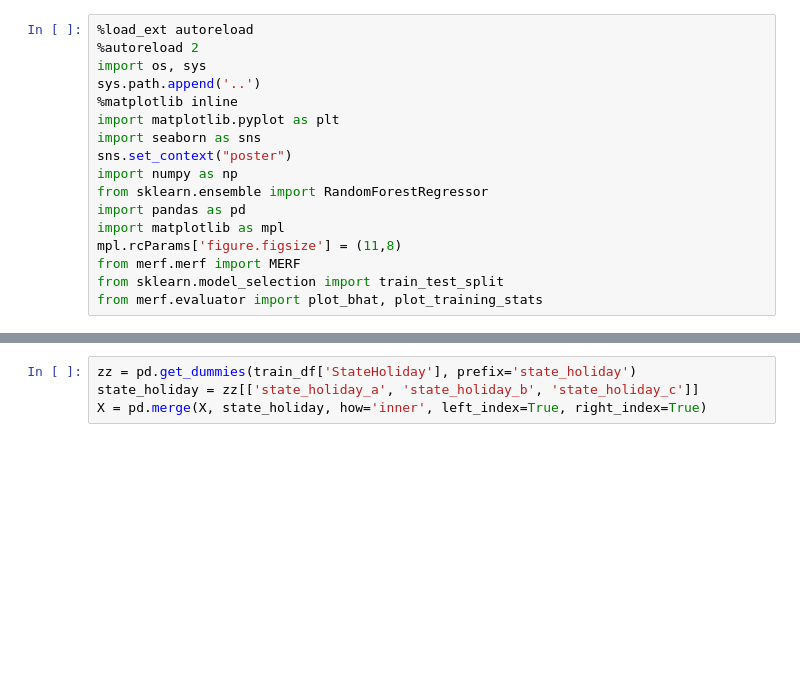
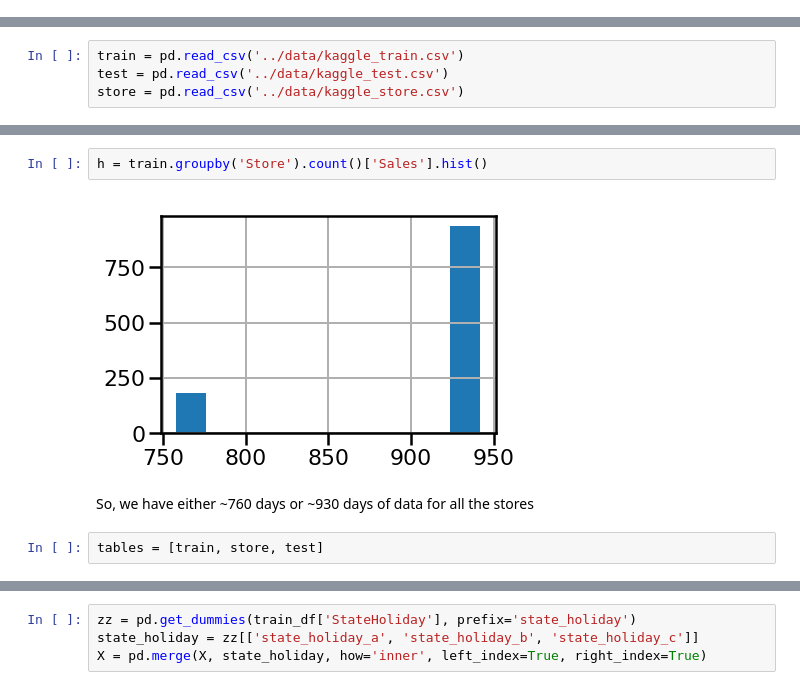
Before and after one commit to manifoldai/merf, a Jupyter notebook: notebooks/Rossman Kaggle Data.ipynb, the cells around one changed output, grey strips where cells are left out. Drawn from its saved outputs; the diff is of its cells as text; blank space fills up the shorter version.

```diff
--- a/notebooks/Rossman Kaggle Data.ipynb
+++ b/notebooks/Rossman Kaggle Data.ipynb
@@ -1,17 +0,0 @@
-# %%
-%load_ext autoreload
-%autoreload 2
-import os, sys
-sys.path.append('..')
-%matplotlib inline
-import matplotlib.pyplot as plt
-import seaborn as sns
-sns.set_context("poster")
-import numpy as np
-from sklearn.ensemble import RandomForestRegressor
-import pandas as pd
-import matplotlib as mpl
-mpl.rcParams['figure.figsize'] = (11,8)
-from merf.merf import MERF
-from sklearn.model_selection import train_test_split
-from merf.evaluator import plot_bhat, plot_training_stats
@@ -116,0 +36,4 @@ y = train_df['Sales']
+# %%
+train = pd.read_csv('../data/kaggle_train.csv')
+test = pd.read_csv('../data/kaggle_test.csv')
+store = pd.read_csv('../data/kaggle_store.csv')
@@ -116,0 +93,8 @@ y = train_df['Sales']
+# %%
+h = train.groupby('Store').count()['Sales'].hist()
+# %% [output]
+[figure, added]
+# %% [markdown]
+So, we have either ~760 days or ~930 days of data for all the stores
+# %%
+tables = [train, store, test]
```
Also changed, not shown: parts of 76 cells of this notebook, 1 other file.
